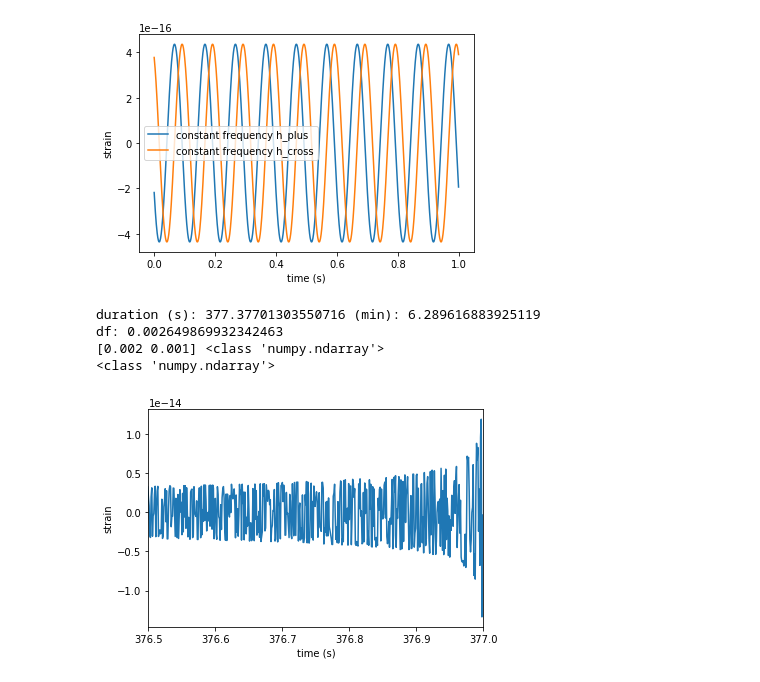
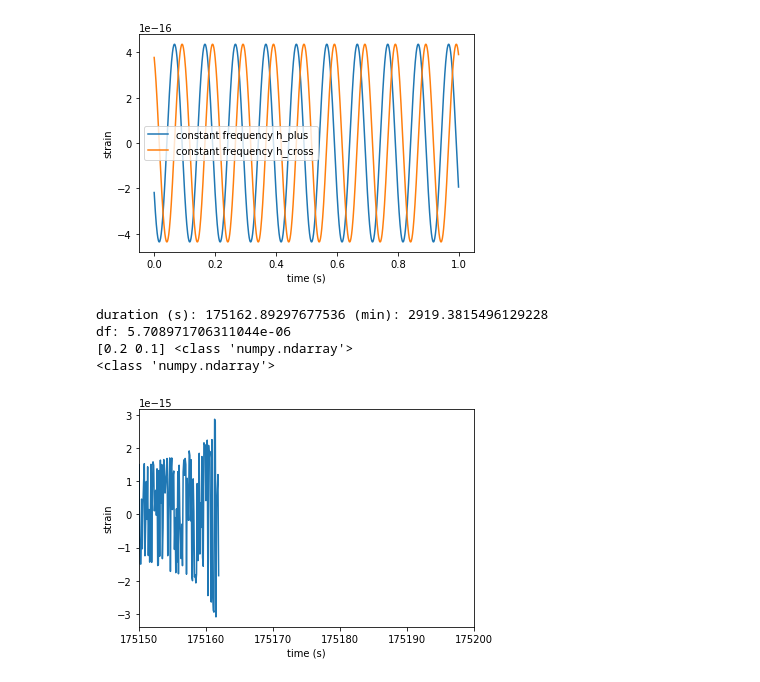
Before and after one commit to jwaldroup/gracefo_gw_search, a Jupyter notebook: waveform_template_generation.ipynb, the cells around one changed output. Saved outputs shown, nothing was run; the diff lists cells and outputs as text; code cells hidden in the pictures.

Commit message:
update 2 waveform generation test

```diff
--- a/waveform_template_generation.ipynb
+++ b/waveform_template_generation.ipynb
@@ -93,18 +93,18 @@ plt.show()
 [figure]
 # %%
 #chirp_strain_waveform(m1, m2, f_gw, dt, r, theta, phi)
-times, plus, cross = chirp_strain_waveform(100, 100, 1, 0.001, 1, 0, 0)
+times, plus, cross = chirp_strain_waveform(100, 100,0.1,0.1,1, 0, 0)
 # %% [output]
-duration (s): 377.37701303550716 (min): 6.289616883925119
-df: 0.002649869932342463
-[0.002 0.001] <class 'numpy.ndarray'>
+duration (s): 175162.89297677536 (min): 2919.3815496129228
+df: 5.708971706311044e-06
+[0.2 0.1] <class 'numpy.ndarray'>
 <class 'numpy.ndarray'>
 # %%
 plt.plot(times, plus, label='h_plus chirp')
 plt.xlabel('time (s)')
 plt.ylabel('strain')
-plt.xlim(376.5,377)
+plt.xlim(175150, 175200)
 #plt.legend()
 plt.show()
 # %% [output]
-[figure, old version]
+[figure, new version]
```
